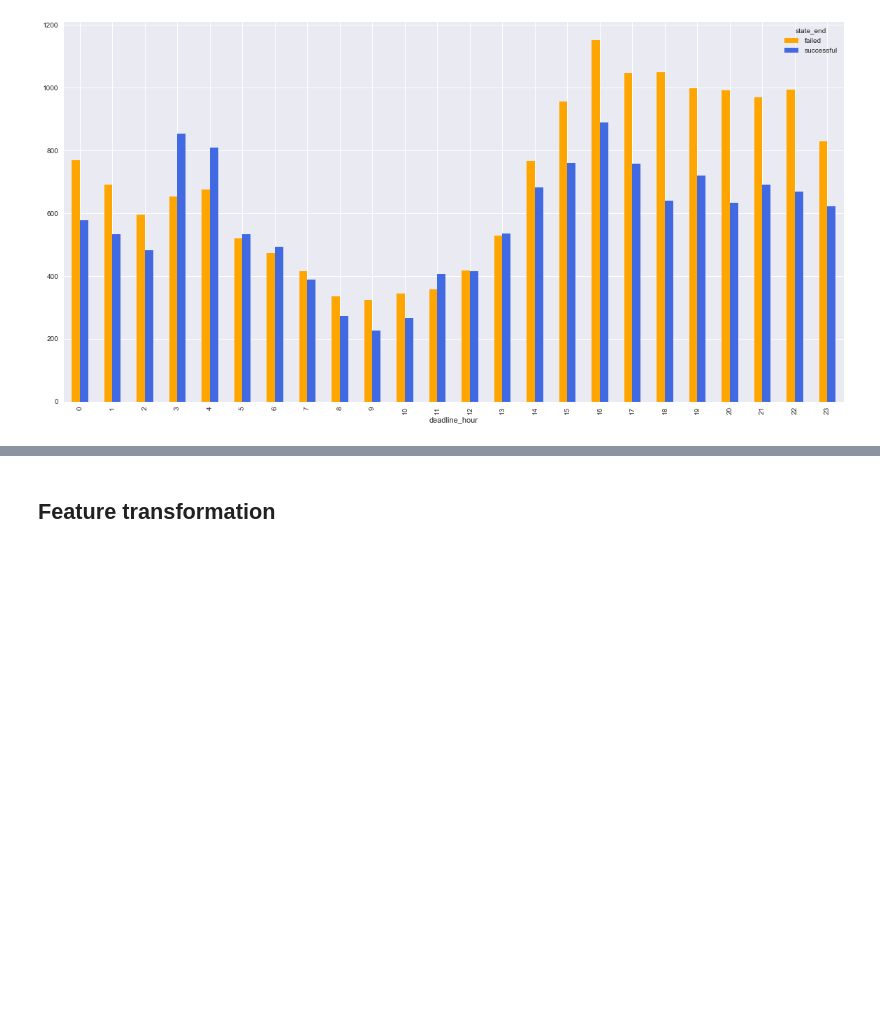
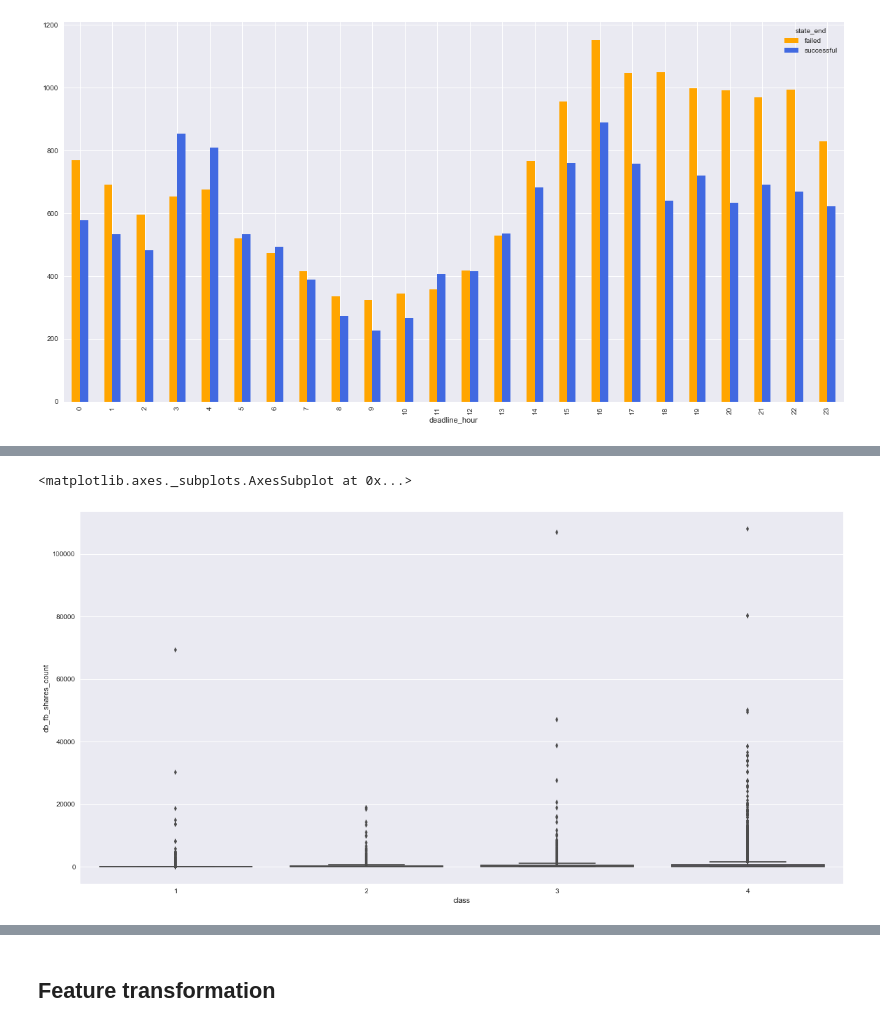
Before and after one commit to blanarik/kickstarter_success_prediction, a Jupyter notebook: 06_Kickstarter_selection_of_variables_for_prediction_task.ipynb, the cells around one changed output, grey strips where cells are left out. Saved outputs shown, nothing was run; the diff lists cells and outputs as text; code cells hidden in the pictures; blank space fills up the shorter version.

```diff
--- a/06_Kickstarter_selection_of_variables_for_prediction_task.ipynb
+++ b/06_Kickstarter_selection_of_variables_for_prediction_task.ipynb
@@ -839,0 +921,2 @@ pd.crosstab(index=df['deadline_hour'], columns=df['state_end']).plot.bar(stacked
+# %%
+df['launch_day'] = df['launch_datetime'].dt.day
@@ -839,0 +930,2 @@ pd.crosstab(index=df['deadline_hour'], columns=df['state_end']).plot.bar(stacked
+# %%
+df['launch_dayofweek'] = df['launch_datetime'].dt.dayofweek
@@ -839,0 +939,2 @@ pd.crosstab(index=df['deadline_hour'], columns=df['state_end']).plot.bar(stacked
+# %%
+df['launch_hour'] = df['launch_datetime'].dt.hour
@@ -839,0 +948,2 @@ pd.crosstab(index=df['deadline_hour'], columns=df['state_end']).plot.bar(stacked
+# %%
+plt.rcParams['figure.figsize'] = (20,10)
@@ -839,0 +962,5 @@ pd.crosstab(index=df['deadline_hour'], columns=df['state_end']).plot.bar(stacked
+# %%
+sns.boxplot(data=df, y='db_fb_shares_count', x='class')
+# %% [output]
+<matplotlib.axes._subplots.AxesSubplot at 0x...>
+[figure, added]
```
Also changed, not shown: parts of 54 cells of this notebook.
